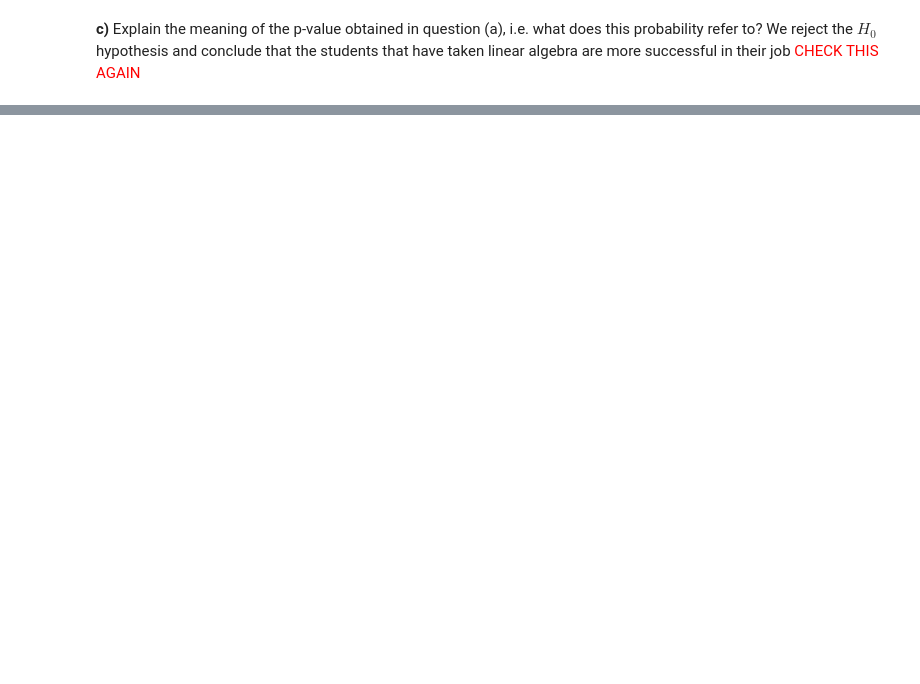
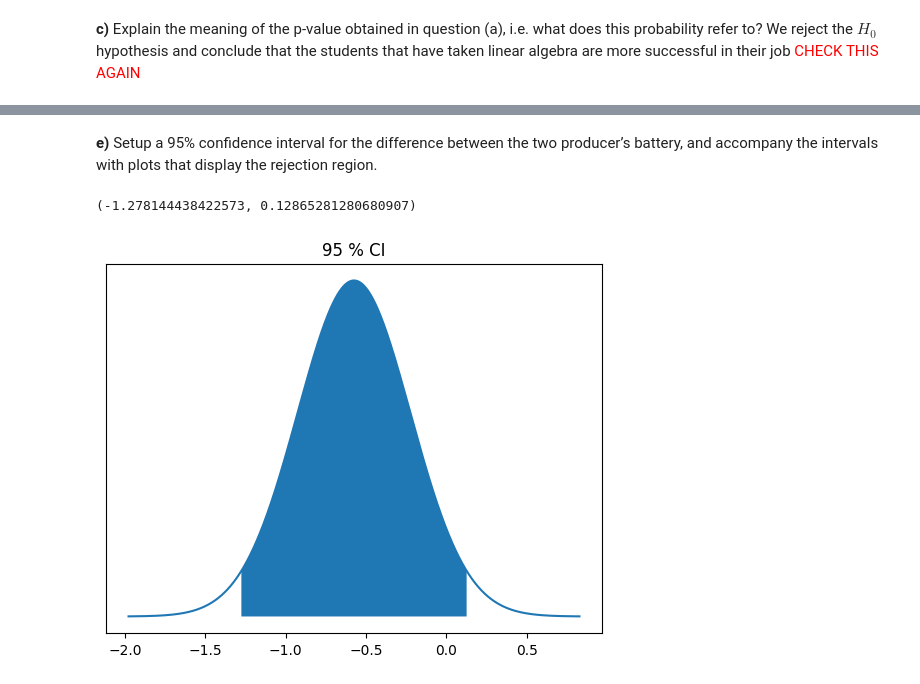
Before and after one commit to nickcernean/SMP_Exercises, a Jupyter notebook: 7_Hypothesis Testing/Problems_7.ipynb, the cells around one changed output, grey strips where cells are left out. Saved outputs shown, nothing was run; the diff lists cells and outputs as text; code cells hidden in the pictures; blank space fills up the shorter version.

```diff
--- a/7_Hypothesis Testing/Problems_7.ipynb
+++ b/7_Hypothesis Testing/Problems_7.ipynb
@@ -804,0 +1029,33 @@ We reject the $H_0$ hypothesis and conclude that the students that have taken li
+# %% [markdown]
+**e)** Setup a 95% confidence interval for the difference between the two producer’s battery, and accompany the intervals with plots that display the rejection region.</br>
+# %%
+level_of_confidence = 0.95
+
+## array length
+arr1_length= len(cleaned_producer1)
+arr2_length= len(cleaned_producer2)
+
+## Degree of freedom
+ddof = arr1_length+arr2_length-2
+
+## Mean deviation calculation
+mean_design_producer_1 = np.mean(cleaned_producer1)
+mean_design_producer_2 = np.mean(cleaned_producer2)
+sample_mean = mean_design_producer_1 - mean_design_producer_2
+
+## Standard error
+SE_1 = stats.sem(cleaned_producer1)
+SE_2 = stats.sem(cleaned_producer2)
+SE = SE_1 + SE_2
+
+CI = stats.t.interval(level_of_confidence, df = ddof-1, loc = sample_mean, scale = SE)
+print(CI)
+# print('A ' + repr(level_of_confidence*100) + ' % confidence interval for the sample mean is [' + repr(round(CI[0],4)) + ' < miu_1 - miu_2 < '
+#       + repr(round(CI[1],4)) + ']')
+
+x = np.linspace(sample_mean-4*SE, sample_mean+4*SE, 1000)
+
+draw_z_score(x, (CI[0] <= x) & (x <= CI[1]), sample_mean, SE, '95 % CI')
+# %% [output]
+(-1.278144438422573, 0.12865281280680907)
+[figure, added]
```
Also changed, not shown: parts of 21 cells of this notebook, 6 other files.
